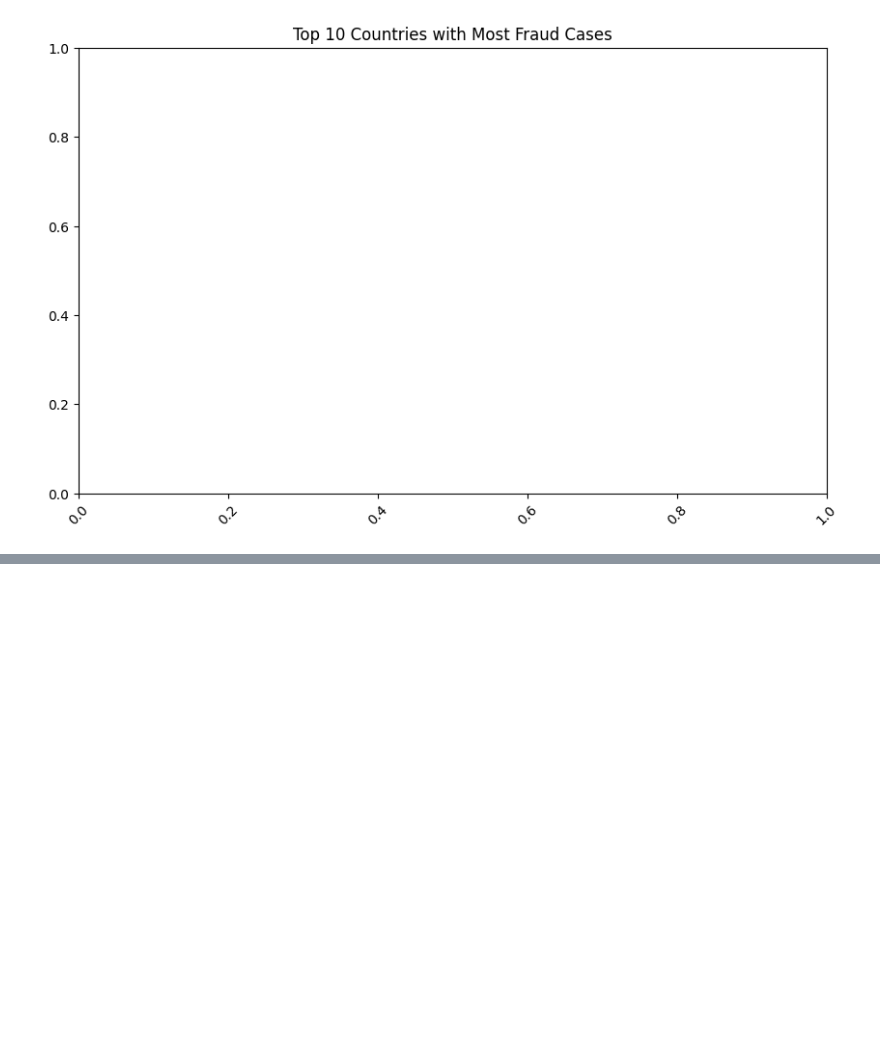
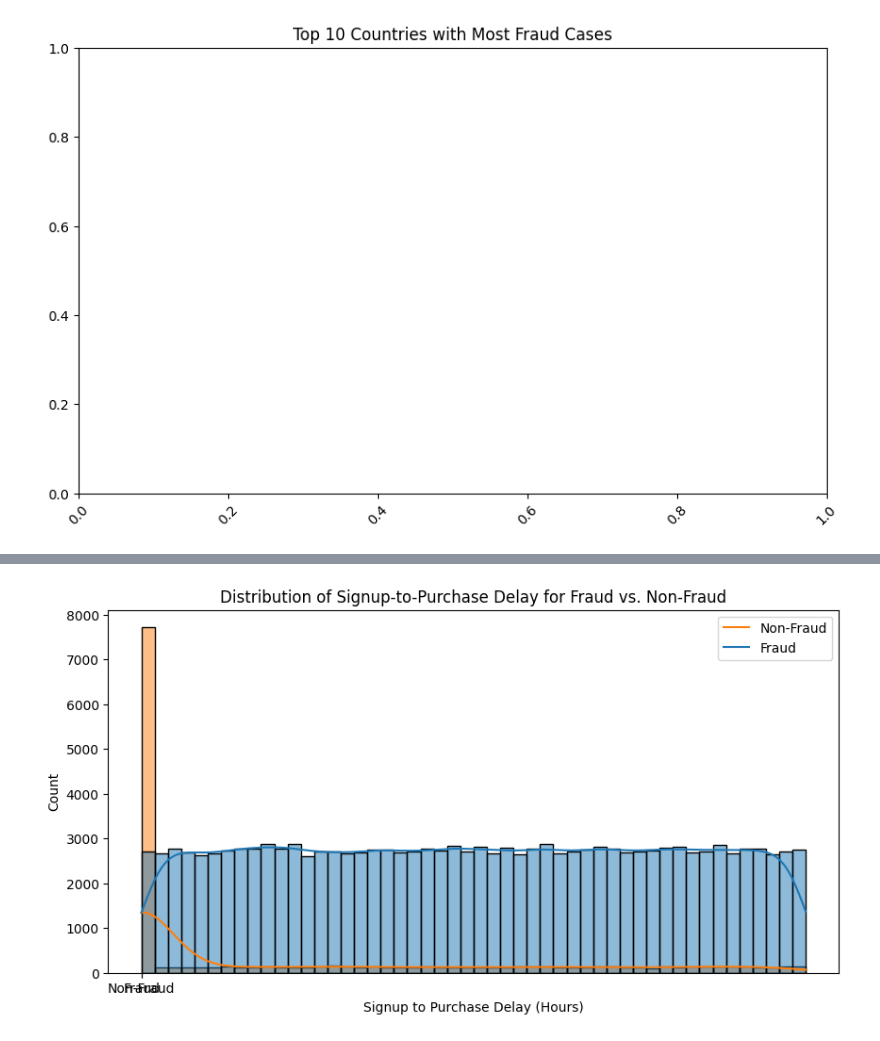
Before and after one commit to Khayo-7/10Academy-Kifiya-Week-8-9, a Jupyter notebook: notebooks/initial_EDA.ipynb, the cells around one changed output, grey strips where cells are left out. Cells and saved outputs as stored; diff of their text form; code cells hidden in the pictures; blank space fills up the shorter version.

```diff
--- a/notebooks/initial_EDA.ipynb
+++ b/notebooks/initial_EDA.ipynb
@@ -212,0 +278,5 @@ fraud_df.to_csv(os.path.join(DATAPATH, 'preprocessed', "fraud_preprocessed.csv")
+# %%
+plot_distribution(fraud_df, column="signup_to_purchase_hours", title="Distribution of Signup-to-Purchase Delay for Fraud vs. Non-Fraud",
+                  xlabel="Signup to Purchase Delay (Hours)", ylabel="Count", hue='class')
+# %% [output]
+[figure, added]
```
Also changed, not shown: parts of 18 cells of this notebook, 3 other files.
